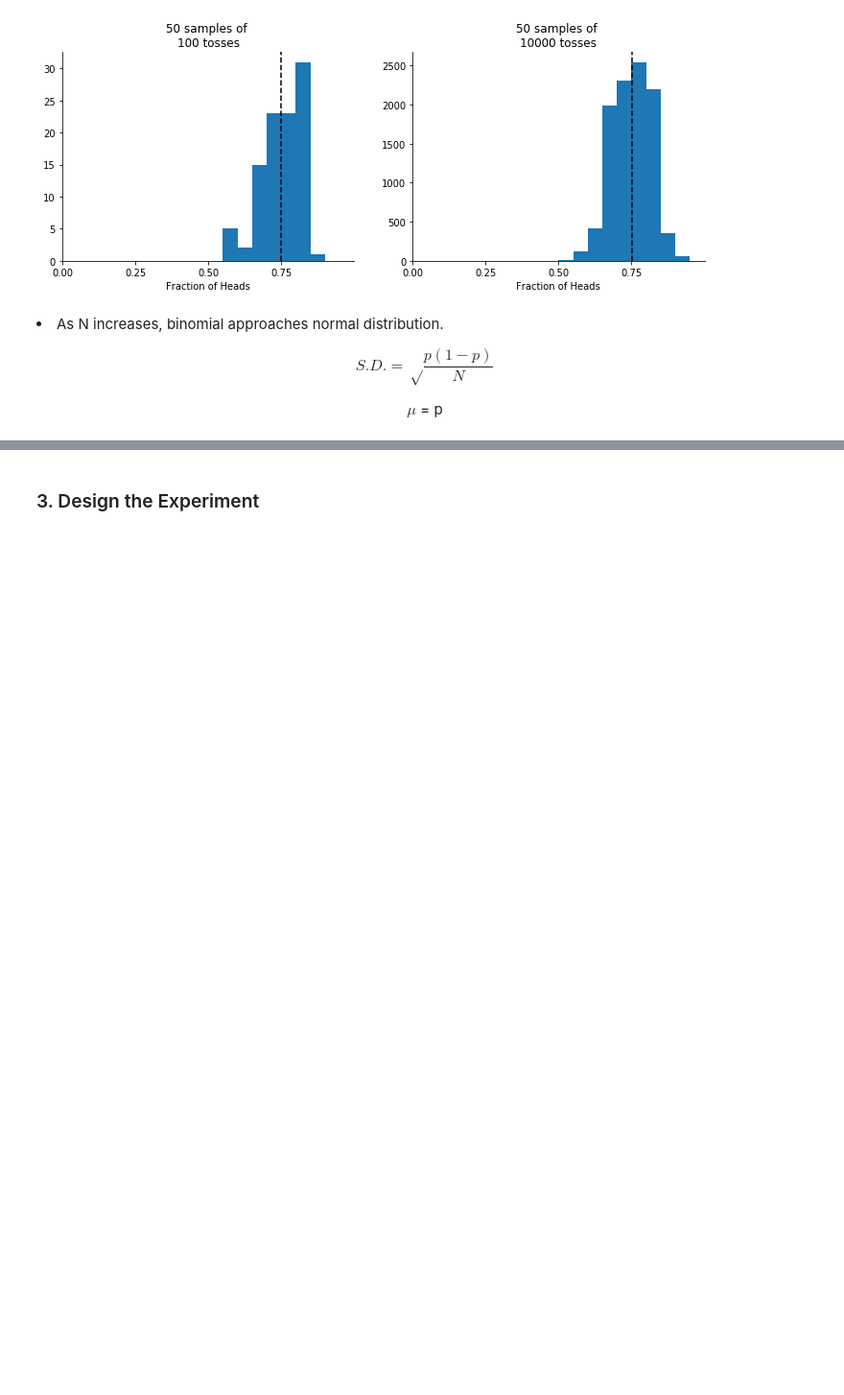
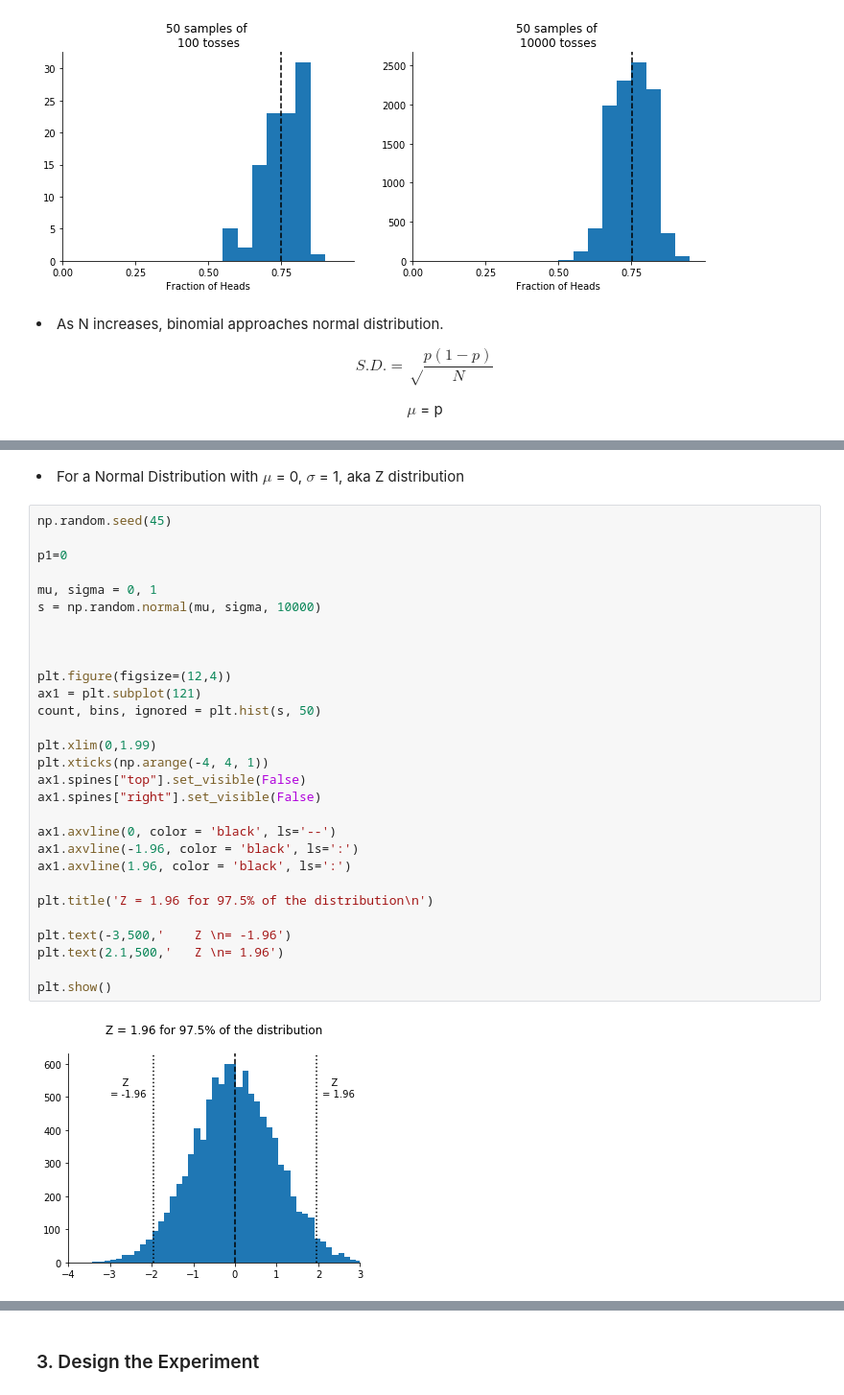
Before and after one commit to joshipras/moocs, a Jupyter notebook: udacity_ab_testing/1. Overview of AB Testing.ipynb, the cells around one changed output, grey strips where cells are left out. Shown: that part at 96% size. Drawn from its saved outputs; the diff is of its cells as text; blank space fills up the shorter version.

```diff
--- a/udacity_ab_testing/1. Overview of AB Testing.ipynb
+++ b/udacity_ab_testing/1. Overview of AB Testing.ipynb
@@ -151,0 +230,33 @@ Given that it is binomial, look at the sample standard error for binomial and co
+# %% [markdown]
+<li> For a Normal Distribution with $\mu$ = 0, $\sigma$ = 1, aka Z distribution
+# %%
+np.random.seed(45)
+
+p1=0
+
+mu, sigma = 0, 1
+s = np.random.normal(mu, sigma, 10000)
+
+
+
+plt.figure(figsize=(12,4))
+ax1 = plt.subplot(121)
+count, bins, ignored = plt.hist(s, 50)
+
+plt.xlim(0,1.99)
+plt.xticks(np.arange(-4, 4, 1))
+ax1.spines["top"].set_visible(False)
+ax1.spines["right"].set_visible(False)
+
+ax1.axvline(0, color = 'black', ls='--')
+ax1.axvline(-1.96, color = 'black', ls=':')
+ax1.axvline(1.96, color = 'black', ls=':')
+
+plt.title('Z = 1.96 for 97.5% of the distribution\n')
+
+plt.text(-3,500,'    Z \n= -1.96')
+plt.text(2.1,500,'   Z \n= 1.96')
+
+plt.show()
+# %% [output]
+[figure, added]
```
Also changed, not shown: parts of 6 cells of this notebook.
